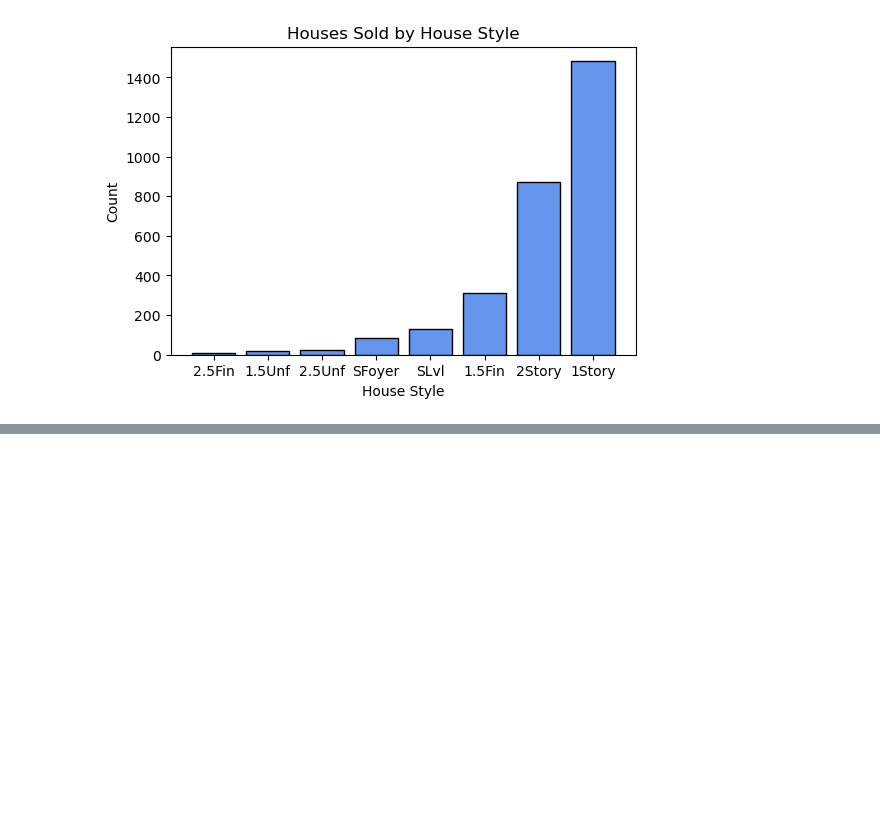
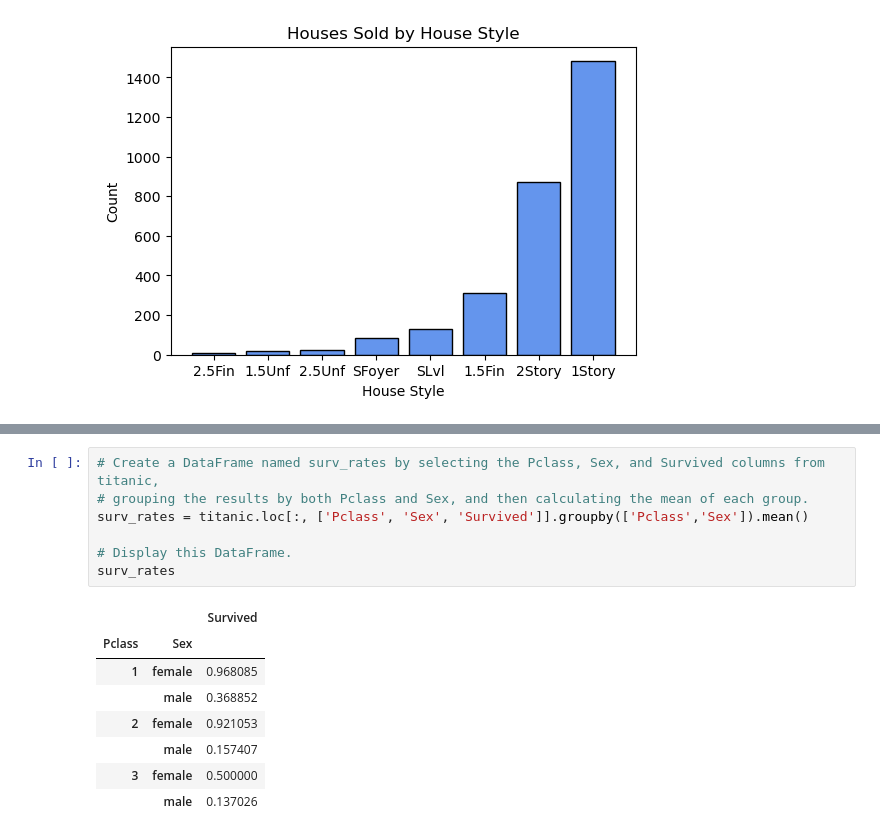
Before and after one commit to slylockfox/Maryville-DSCI-503-2, a Jupyter notebook: HW_06_Snyder.ipynb, the cells around one changed output, grey strips where cells are left out. Saved outputs shown, nothing was run; the diff lists cells and outputs as text; blank space fills up the shorter version.

```diff
--- a/HW_06_Snyder.ipynb
+++ b/HW_06_Snyder.ipynb
@@ -195,0 +219,16 @@ Text(0.5, 1.0, 'Houses Sold by House Style')
+# %%
+# Create a DataFrame named surv_rates by selecting the Pclass, Sex, and Survived columns from titanic,
+# grouping the results by both Pclass and Sex, and then calculating the mean of each group.
+surv_rates = titanic.loc[:, ['Pclass', 'Sex', 'Survived']].groupby(['Pclass','Sex']).mean()
+
+# Display this DataFrame.
+surv_rates
+# %% [output]
+|  |  | Survived |
+| Pclass | Sex |  |
+| 1 | female | 0.968085 |
+|  | male | 0.368852 |
+| 2 | female | 0.921053 |
+|  | male | 0.157407 |
+| 3 | female | 0.500000 |
+|  | male | 0.137026 |
```
Also changed, not shown: parts of 7 cells of this notebook.
